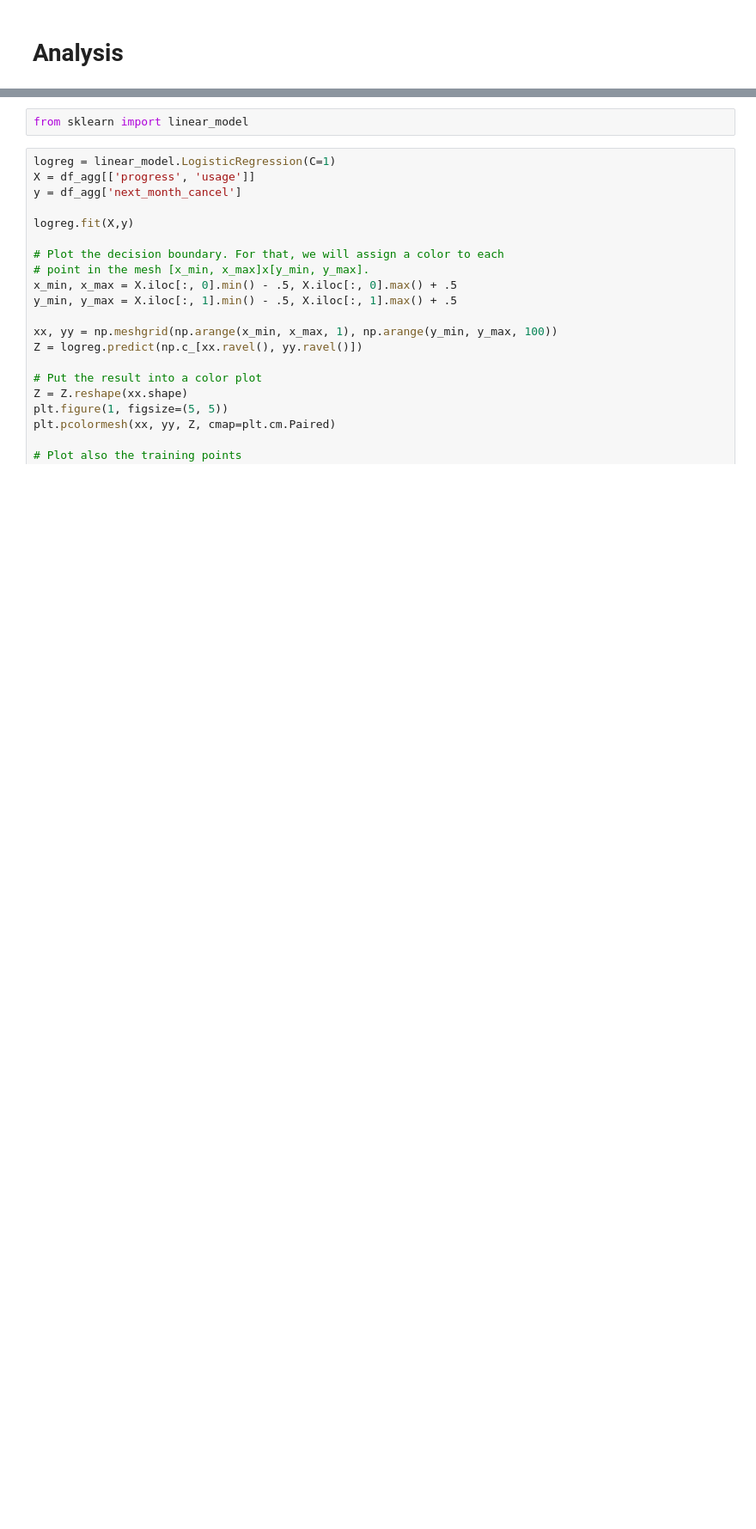
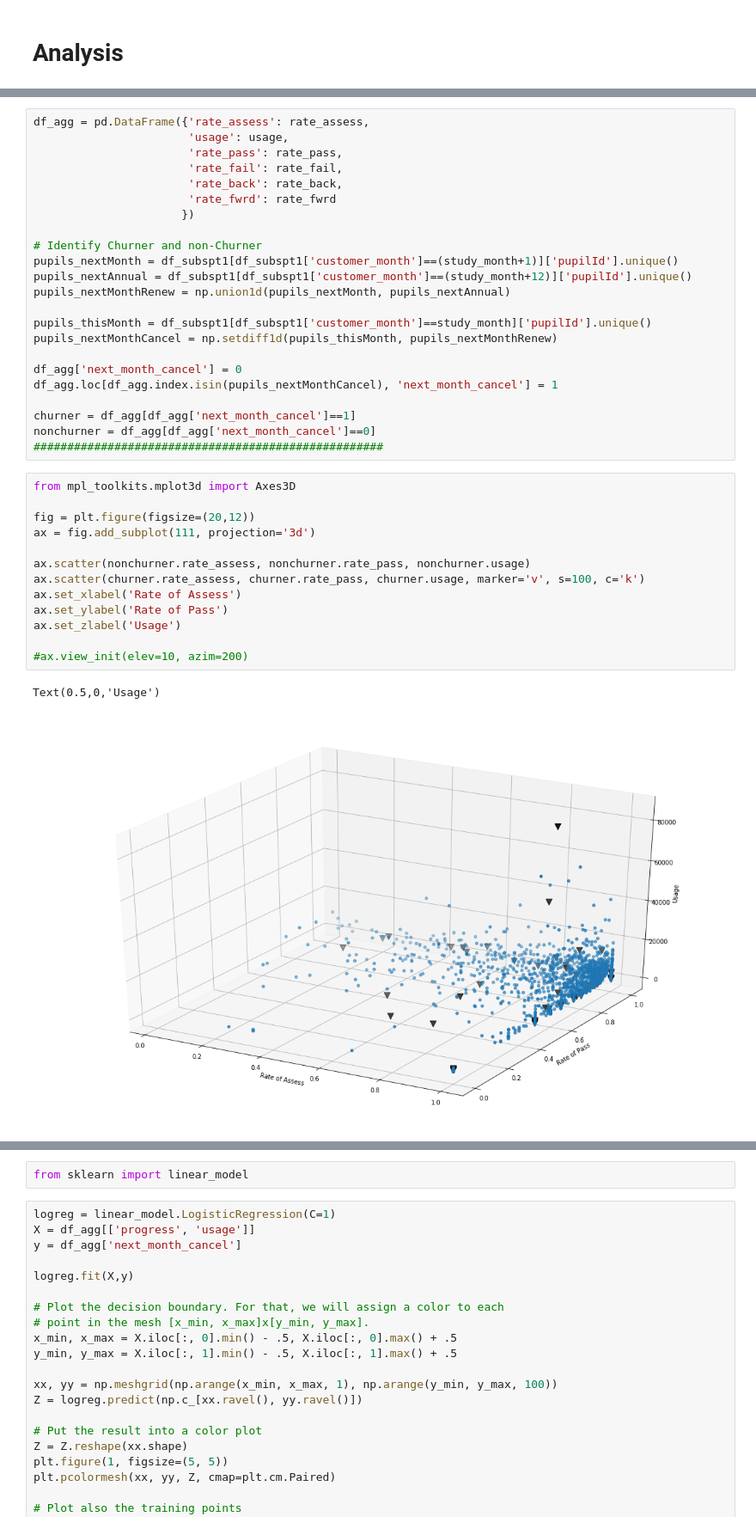
Before and after one commit to vicaws/Whizz, a Jupyter notebook: Code/Churn/Churn/NB_FeatureEngineering.ipynb, the cells around one changed output, grey strips where cells are left out. Shown at 86% size. Saved outputs shown, nothing was run; the diff lists cells and outputs as text; blank space fills up the shorter version.

```diff
--- a/Code/Churn/Churn/NB_FeatureEngineering.ipynb
+++ b/Code/Churn/Churn/NB_FeatureEngineering.ipynb
@@ -91 +133,40 @@ ftr.df_features_
+# %%
+df_agg = pd.DataFrame({'rate_assess': rate_assess,
+                       'usage': usage,
+                       'rate_pass': rate_pass,
+                       'rate_fail': rate_fail,
+                       'rate_back': rate_back,
+                       'rate_fwrd': rate_fwrd
+                      })
+
+# Identify Churner and non-Churner
+pupils_nextMonth = df_subspt1[df_subspt1['customer_month']==(study_month+1)]['pupilId'].unique()
+pupils_nextAnnual = df_subspt1[df_subspt1['customer_month']==(study_month+12)]['pupilId'].unique()
+pupils_nextMonthRenew = np.union1d(pupils_nextMonth, pupils_nextAnnual)
+
+pupils_thisMonth = df_subspt1[df_subspt1['customer_month']==study_month]['pupilId'].unique()
+pupils_nextMonthCancel = np.setdiff1d(pupils_thisMonth, pupils_nextMonthRenew)
+
+df_agg['next_month_cancel'] = 0
+df_agg.loc[df_agg.index.isin(pupils_nextMonthCancel), 'next_month_cancel'] = 1
+
+churner = df_agg[df_agg['next_month_cancel']==1]
+nonchurner = df_agg[df_agg['next_month_cancel']==0]
+####################################################
+# %%
+from mpl_toolkits.mplot3d import Axes3D
+
+fig = plt.figure(figsize=(20,12))
+ax = fig.add_subplot(111, projection='3d')
+
+ax.scatter(nonchurner.rate_assess, nonchurner.rate_pass, nonchurner.usage)
+ax.scatter(churner.rate_assess, churner.rate_pass, churner.usage, marker='v', s=100, c='k')
+ax.set_xlabel('Rate of Assess')
+ax.set_ylabel('Rate of Pass')
+ax.set_zlabel('Usage')
+
+#ax.view_init(elev=10, azim=200)
+# %% [output]
+Text(0.5,0,'Usage')
+[figure, added]
 # %%
```
Also changed, not shown: parts of 8 cells of this notebook, 5 other files.
